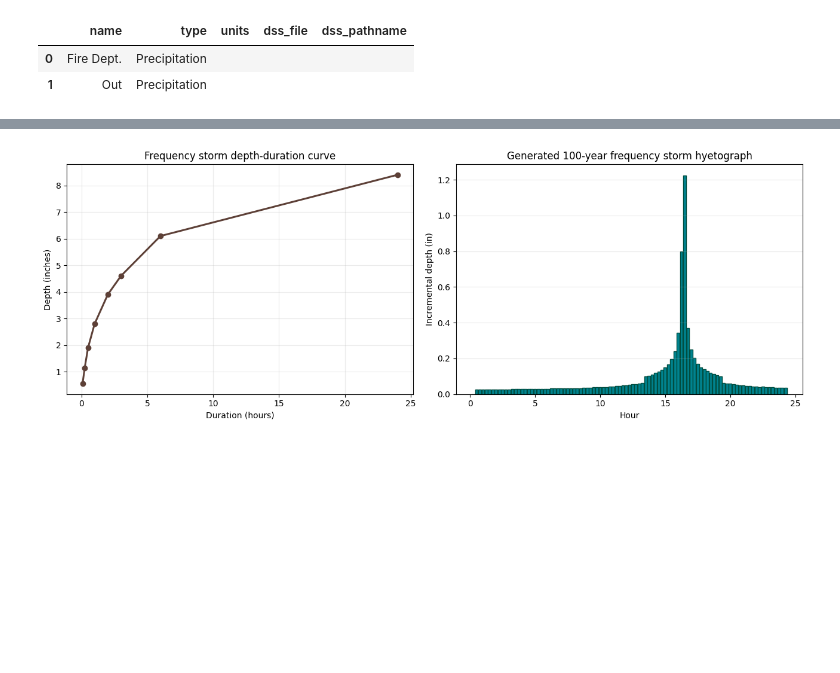
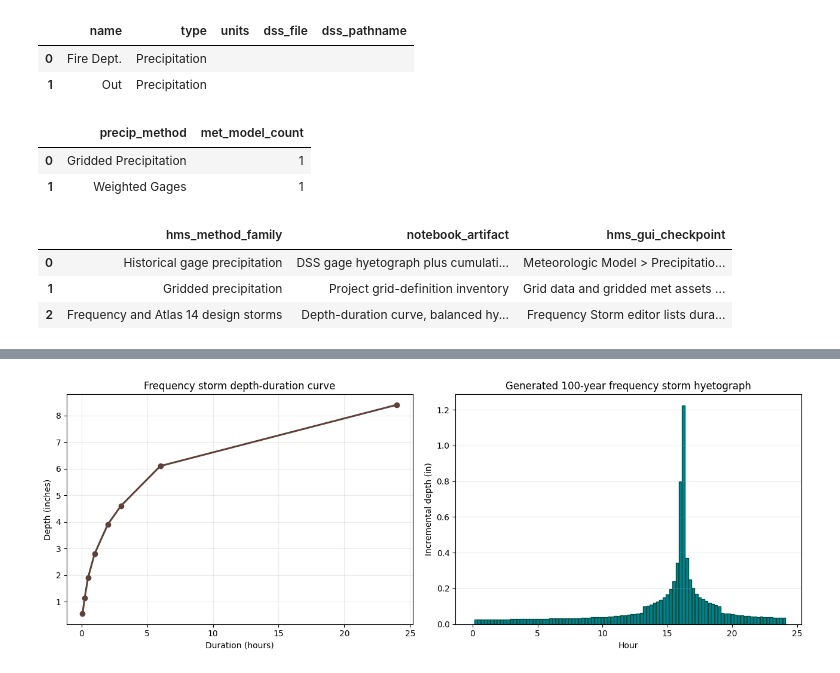
Before and after one commit to gpt-cmdr/hms-commander, a Jupyter notebook: examples/102_guide_meteorologic_methods.ipynb, the cells around one changed output, grey strips where cells are left out. Cells and saved outputs as stored; diff of their text form; code cells hidden in the pictures; blank space fills up the shorter version.

```diff
--- a/examples/102_guide_meteorologic_methods.ipynb
+++ b/examples/102_guide_meteorologic_methods.ipynb
@@ -78,6 +87,42 @@ display(gage_summary)
 |  | name | type | units | dss_file | dss_pathname |
 | 0 | Fire Dept. | Precipitation |  |  |  |
 | 1 | Out | Precipitation |  |  |  |
+# %%
+# CLB-653 meteorologic method checkpoint table
+met_method_counts = (
+    met_view.groupby("precip_method", dropna=False)
+    .size()
+    .reset_index(name="met_model_count")
+    .sort_values(["met_model_count", "precip_method"], ascending=[False, True])
+)
+meteorologic_review_matrix = pd.DataFrame([
+    {
+        "hms_method_family": "Historical gage precipitation",
+        "notebook_artifact": "DSS gage hyetograph plus cumulative depth plot",
+        "hms_gui_checkpoint": "Meteorologic Model > Precipitation uses gage assignments and gage weights.",
+    },
+    {
+        "hms_method_family": "Gridded precipitation",
+        "notebook_artifact": "Project grid-definition inventory",
+        "hms_gui_checkpoint": "Grid data and gridded met assets appear under shared components and met model editors.",
+    },
+    {
+        "hms_method_family": "Frequency and Atlas 14 design storms",
+        "notebook_artifact": "Depth-duration curve, balanced hyetograph, and Atlas 14 temporal pattern",
+        "hms_gui_checkpoint": "Frequency Storm editor lists duration depths, storm area, and temporal distribution settings.",
+    },
+])
+
+display(met_method_counts)
+display(meteorologic_review_matrix)
+# %% [output]
+|  | precip_method | met_model_count |
+| 0 | Gridded Precipitation | 1 |
+| 1 | Weighted Gages | 1 |
+|  | hms_method_family | notebook_artifact | hms_gui_checkpoint |
+| 0 | Historical gage precipitation | DSS gage hyetograph plus cumulati... | Meteorologic Model > Precipitatio... |
+| 1 | Gridded precipitation | Project grid-definition inventory | Grid data and gridded met assets ... |
+| 2 | Frequency and Atlas 14 design storms | Depth-duration curve, balanced hy... | Frequency Storm editor lists dura... |
 # %%
 observed_refs = castro.get_observed_dss_paths()
 precip_dss, precip_path = next(
```
Also changed, not shown: parts of 5 cells of this notebook, 5 other files.
